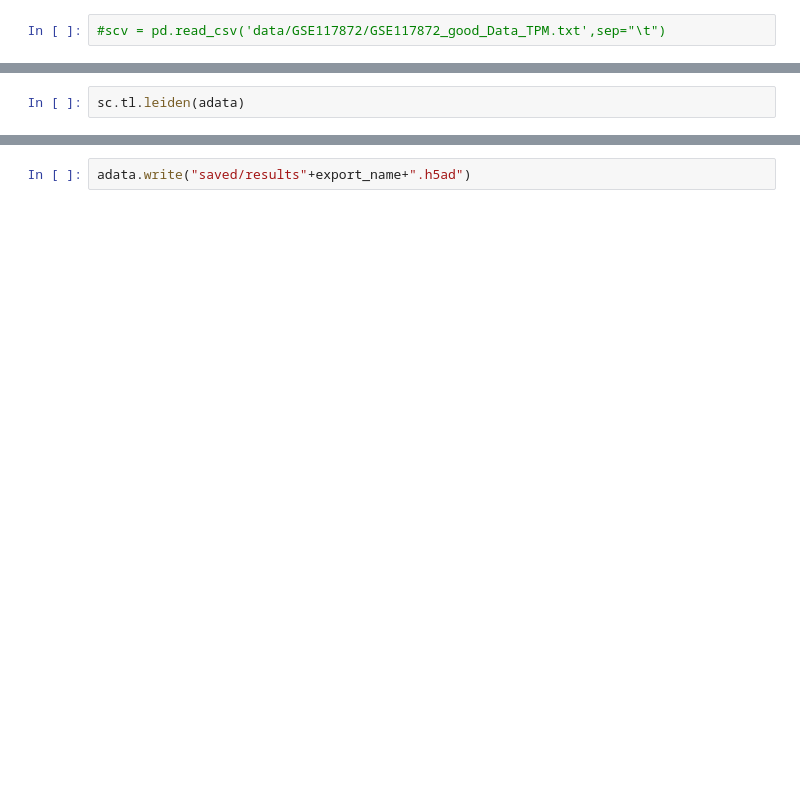
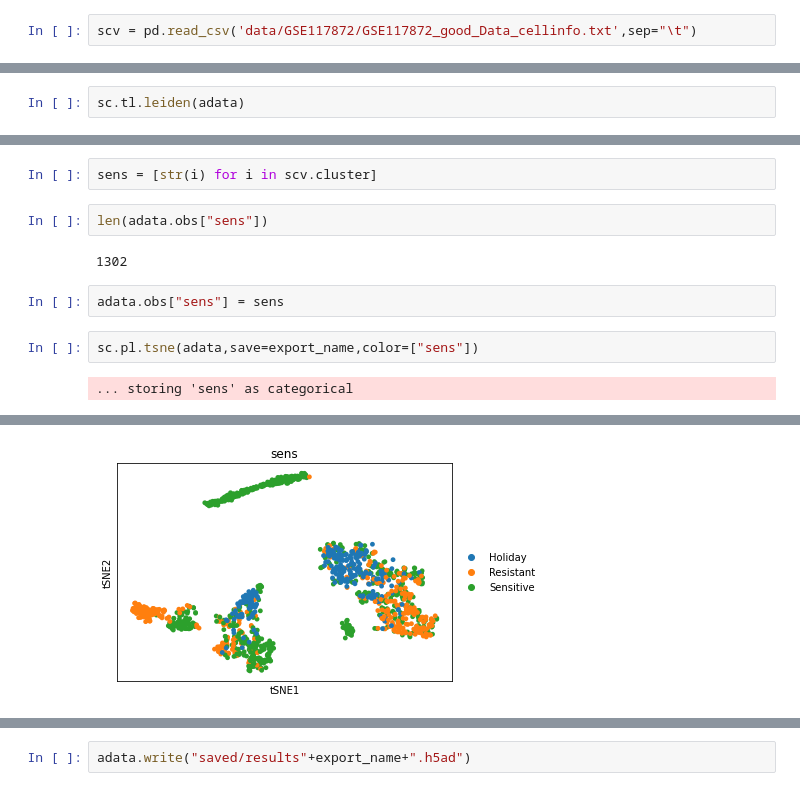
Before and after one commit to juychen/trainsource, a Jupyter notebook: traintarget.ipynb, the cells around one changed output, grey strips where cells are left out. Cells and saved outputs as stored; diff of their text form; blank space fills up the shorter version.

```diff
--- a/traintarget.ipynb
+++ b/traintarget.ipynb
@@ -72,7 +72,7 @@ log_path = log_path+now+".txt"
 export_name = data_path.replace("/","")
 pretrain_path = "saved/models/ae_"+export_name+now+".pkl"
 # %%
-#scv = pd.read_csv('data/GSE117872/GSE117872_good_Data_TPM.txt',sep="\t")
+scv = pd.read_csv('data/GSE117872/GSE117872_good_Data_cellinfo.txt',sep="\t")
 # %%
 #scv.shape
 # %%
@@ -172,0 +257,12 @@ sc.pl.tsne(adata,save=export_name,color=["leiden"])
+# %%
+sens = [str(i) for i in scv.cluster]
+# %%
+len(adata.obs["sens"])
+# %% [output]
+1302
+# %%
+adata.obs["sens"] = sens
+# %%
+sc.pl.tsne(adata,save=export_name,color=["sens"])
+# %% [output]
+... storing 'sens' as categorical
@@ -173,3 +270,4 @@ sc.pl.tsne(adata,save=export_name,color=["leiden"])
+[figure, added]
 # %%
 sc.tl.rank_genes_groups(adata, 'leiden', method='wilcoxon')
 sc.pl.rank_genes_groups(adata, n_genes=25, sharey=False,save=export_name)
```
Also changed, not shown: parts of 16 cells of this notebook.
